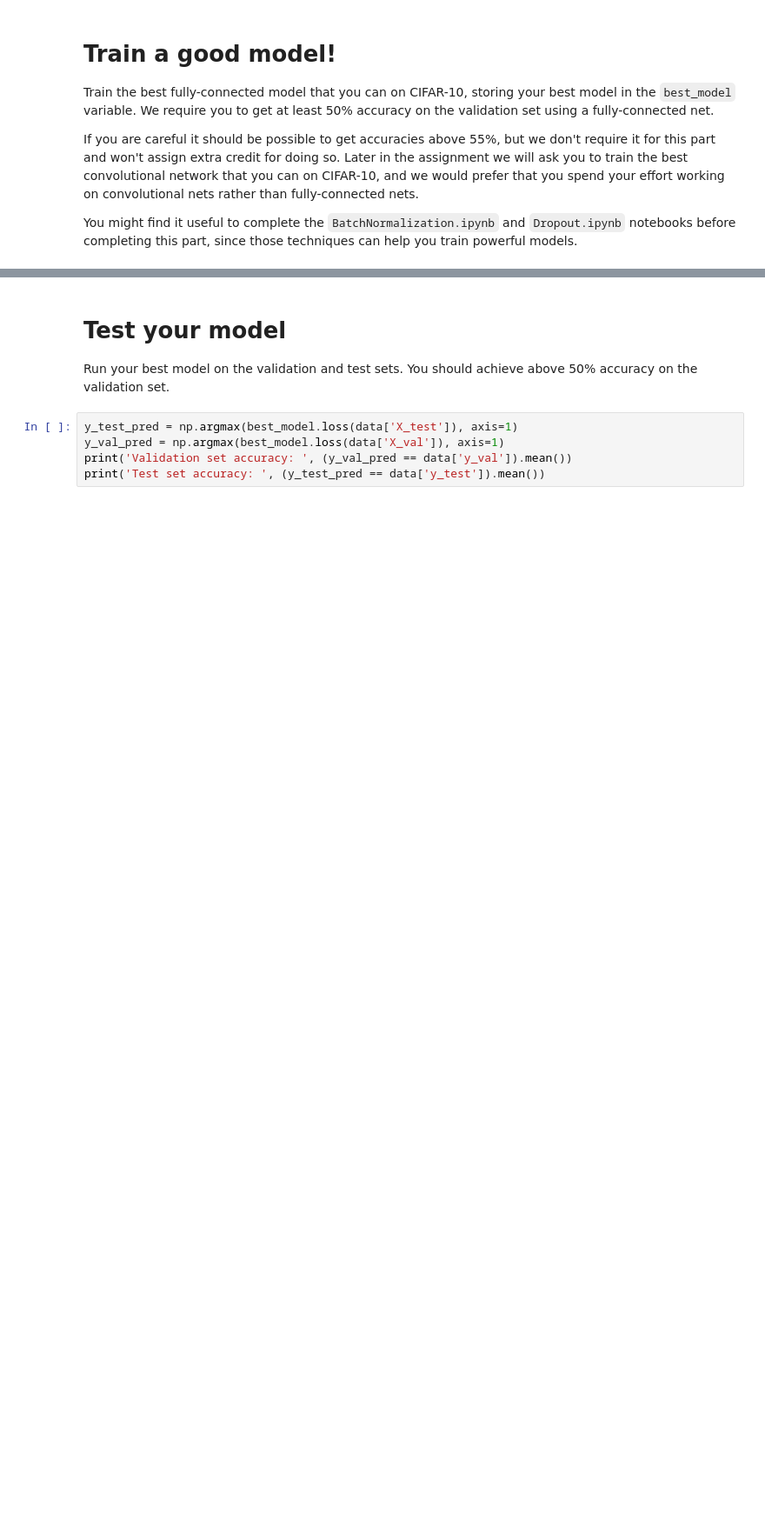
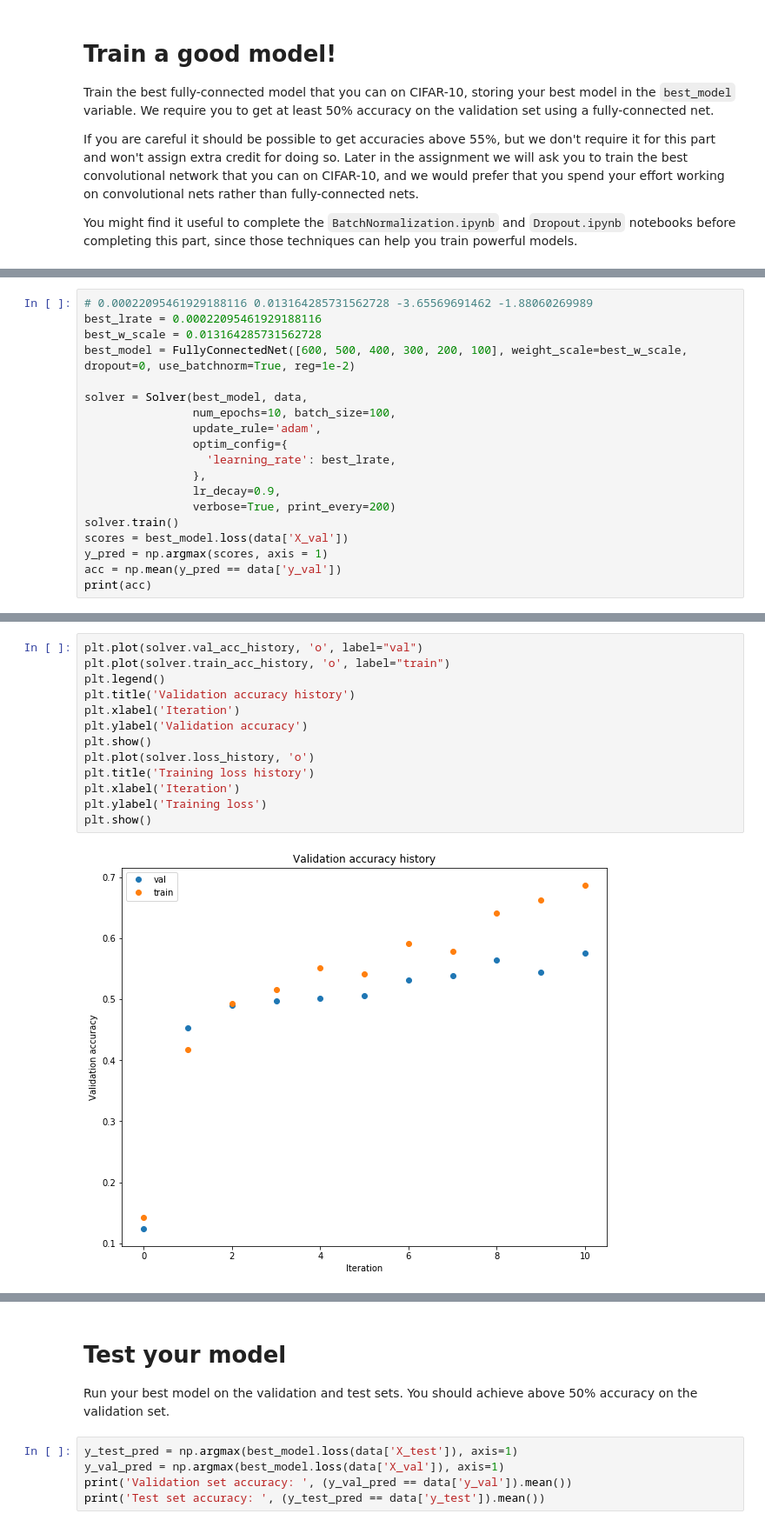
Before and after one commit to christydennison/cs231n, a Jupyter notebook: assignments/assignment2/FullyConnectedNets.ipynb, the cells around one changed output, grey strips where cells are left out. Shown at 87% size. Drawn from its saved outputs; the diff is of its cells as text; blank space fills up the shorter version.

Commit message:
expanded on batch norm graphs, added fc final trained model

```diff
--- a/assignments/assignment2/FullyConnectedNets.ipynb
+++ b/assignments/assignment2/FullyConnectedNets.ipynb
@@ -894,0 +879,19 @@ best l, w, acc, drop 0.003945264803600365 0.13897299810999736 -2.40392384191 -0.
+# %%
+# 0.00022095461929188116 0.013164285731562728 -3.65569691462 -1.88060269989
+best_lrate = 0.00022095461929188116
+best_w_scale = 0.013164285731562728
+best_model = FullyConnectedNet([600, 500, 400, 300, 200, 100], weight_scale=best_w_scale,  dropout=0, use_batchnorm=True, reg=1e-2)
+
+solver = Solver(best_model, data,
+                num_epochs=10, batch_size=100,
+                update_rule='adam',
+                optim_config={
+                  'learning_rate': best_lrate,
+                },
+                lr_decay=0.9,
+                verbose=True, print_every=200)
+solver.train()
+scores = best_model.loss(data['X_val'])
+y_pred = np.argmax(scores, axis = 1)
+acc = np.mean(y_pred == data['y_val'])
+print(acc)
@@ -894,0 +916,15 @@ best l, w, acc, drop 0.003945264803600365 0.13897299810999736 -2.40392384191 -0.
+# %%
+plt.plot(solver.val_acc_history, 'o', label="val")
+plt.plot(solver.train_acc_history, 'o', label="train")
+plt.legend()
+plt.title('Validation accuracy history')
+plt.xlabel('Iteration')
+plt.ylabel('Validation accuracy')
+plt.show()
+plt.plot(solver.loss_history, 'o')
+plt.title('Training loss history')
+plt.xlabel('Iteration')
+plt.ylabel('Training loss')
+plt.show()
+# %% [output]
+[figure, added]
```
Also changed, not shown: parts of 6 cells of this notebook, 4 other files.
